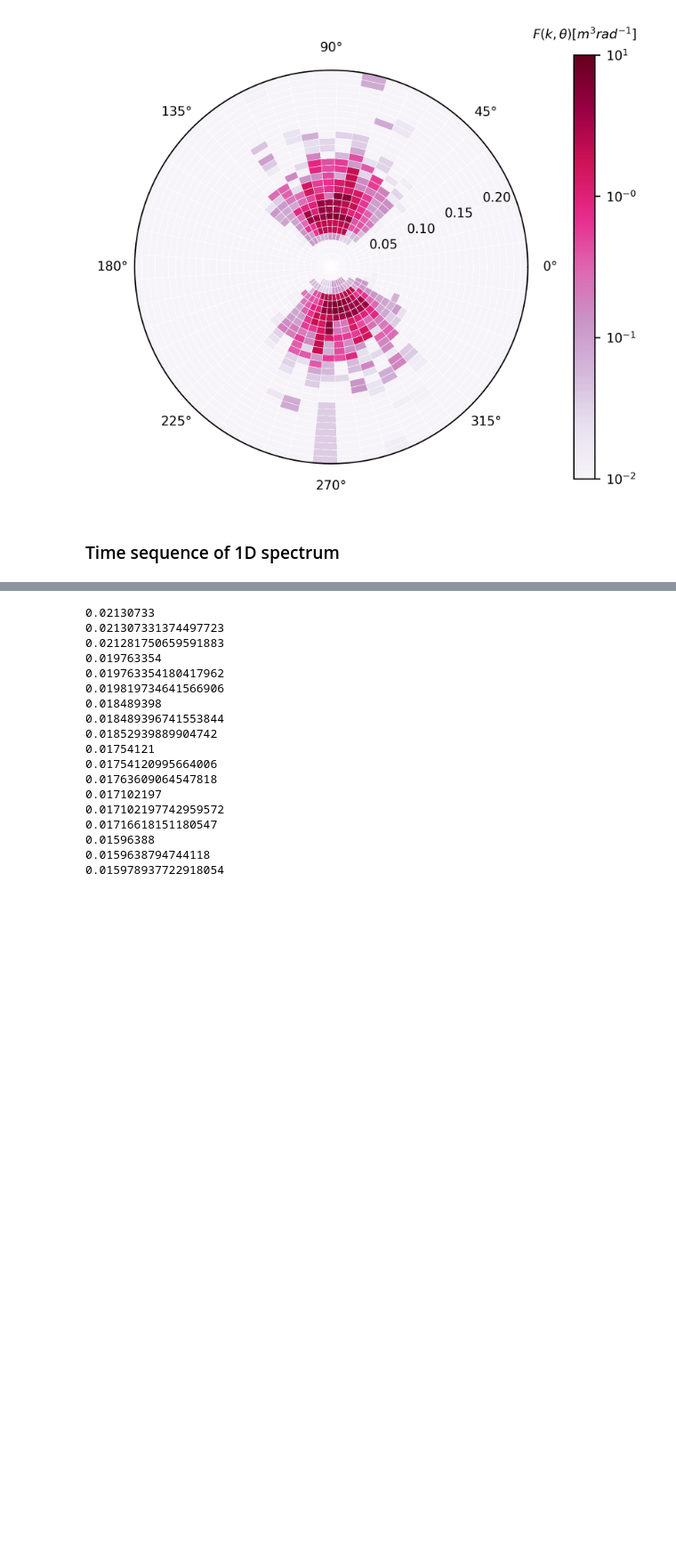
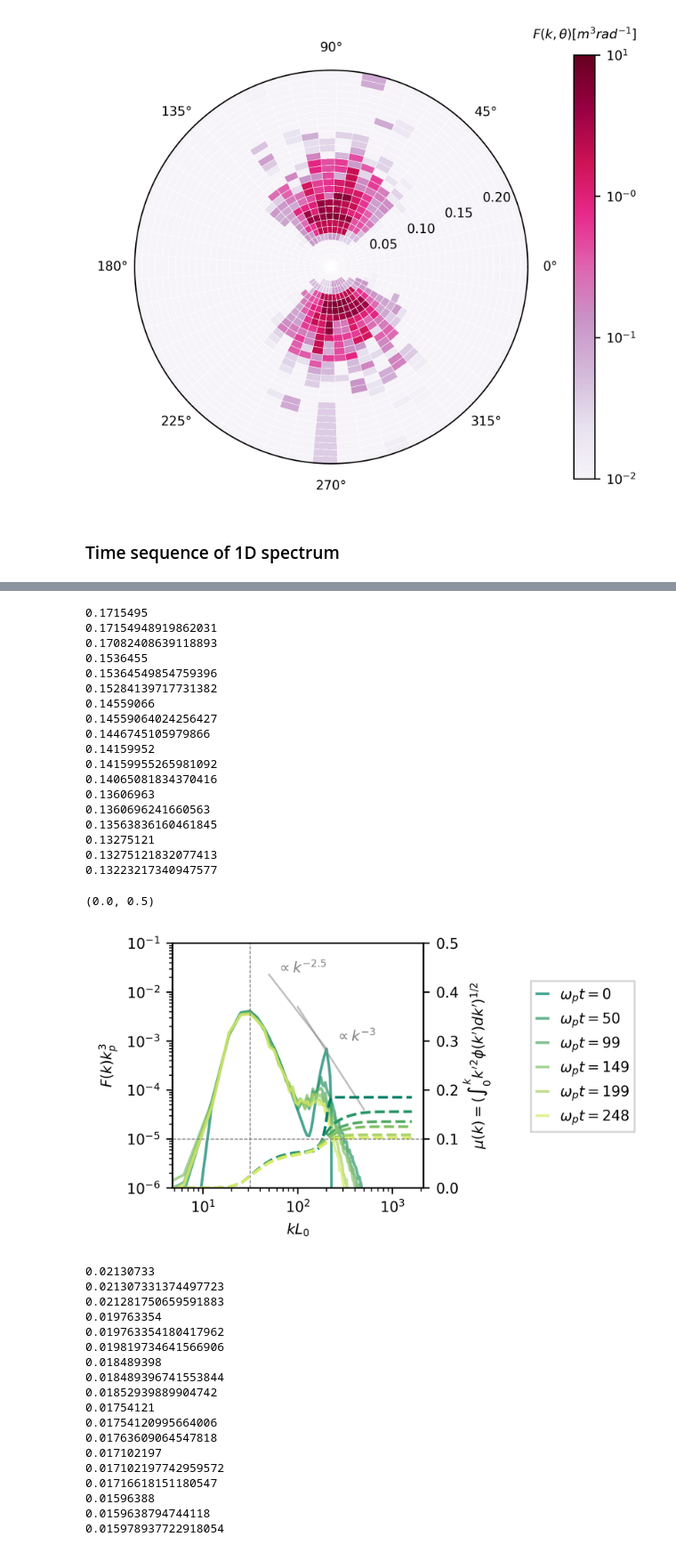
Before and after one commit to DeikeLab/jiarongw-postprocessing, a Jupyter notebook: jupyter_notebook/project_specific/multilayer/PowerSpectrum.ipynb, the cells around one changed output, grey strips where cells are left out. Shown at 89% size. Cells and saved outputs as stored; diff of their text form; code cells hidden in the pictures; blank space fills up the shorter version.

```diff
--- a/jupyter_notebook/project_specific/multilayer/PowerSpectrum.ipynb
+++ b/jupyter_notebook/project_specific/multilayer/PowerSpectrum.ipynb
@@ -308,0 +354,79 @@ fig.savefig('figures/spectrum_nondim.pdf', bbox_inches='tight')
+# %%
+""" Compute the large scale steepness """
+def steepness_trunc (F,k):
+    mu = np.zeros(len(k))
+    dk = k[1]-k[0]
+    for i,k_ in enumerate(k):
+        mu[i] = np.sum(k[:i]**2*F[:i]*dk)
+    return mu
+# %%
+""" FIGURE: 1D spectrum with time, 500m """
+
+fig = plt.figure(figsize = [2.5,2.5]); ax = plt.gca()
+ax2 = ax.twinx()
+
+N = 512; L = 200; kp = 2*np.pi/(L/5); omegap = (9.8*kp)**0.5
+filepath = '/projects/DEIKE/jiarongw/multilayer/field_new_200m_P0.8_RE40000_9_15_rand2_Htheta0.503_alter1/'
+filepath = '/projects/DEIKE/jiarongw/multilayer/field_new_200m_P0.2_RE40000_9_15_rand2_Htheta0.503_alter2/'
+filepath = '/projects/DEIKE/jiarongw/multilayer/field_new_200m_P0.005_RE40000_9_15_rand2_Htheta0.503/'
+filepath = '/projects/DEIKE/jiarongw/multilayer/field_new_200m_P0.05_RE40000_9_15_rand2_Htheta0.503_alter4/'
+filepath = '/projects/DEIKE/jiarongw/multilayer/field_new_200m_P0.02_RE40000_9_15_rand2_Htheta0.503_alter3/'
+filepath = '/projects/DEIKE/jiarongw/multilayer/field_new_200m_P0.005_RE40000_9_15_rand2_Htheta0.503_alter5/'
+filepath = '/projects/DEIKE/jiarongw/multilayer/field_new_200m_P0.0002_RE40000_9_15_rand2_Htheta0.503_alter6/'
+filepath = '/projects/DEIKE/jiarongw/multilayer/field_new_200m_P0.0005_RE40000_9_15_rand2_Htheta0.503_alter7/'
+filepath = '/projects/DEIKE/jiarongw/multilayer/field_new_200m_P0.0002_RE40000_9_15_rand2_Htheta0.503_alter8/'
+
+for i in range(0, 240, 40):
+    t = i
+    filename = filepath + 'surface/eta_matrix_%g' %t
+    eta = np.fromfile(filename, dtype=np.float32)
+    eta = eta.reshape(N+1,N+1); eta = eta[1:,1:]
+    wavenumber = 2*np.pi*np.fft.fftfreq(n=N,d=L/N)
+    k = wavenumber[0:int(N/2)]
+    F = spectrum_integration(eta, L=L, N=N, CHECK=True)
+    mu = steepness_trunc (F,k)
+    ax.plot(k*L, F*kp**3, color=plt.cm.get_cmap('summer')(i/240), label = r'$\omega_p t=%.0f$' %(omegap*t), alpha = 0.7)
+    ax2.plot(k*L, mu**0.5, '--', color=plt.cm.get_cmap('summer')(i/240))
+
+ax.axvline(2*np.pi/(L/5)*L,ls='--',color='C7',lw=0.5)
+ax.plot(np.arange(50,200,0.05), np.arange(50,200,0.05)**(-2.5)*400, lw=1, c='gray', alpha=0.5)
+ax.text(60, 0.025, '$\propto k^{-2.5}$', c='gray')
+ax.text(250, 0.001, '$\propto k^{-3}$', c='gray')
+ax.plot(np.arange(100,500,0.05), np.arange(100,500,0.05)**(-3.)*5000, lw=1, c='gray', alpha=0.5)
+ax.set_xlabel('$kL_0$')
+ax.set_ylabel('$F(k)k_p^3$')
+ax2.set_ylabel('$\mu(k) = (\int_0^{k} k\'^2\phi(k\')dk\')^{1/2}$', labelpad=2)
+ax2.axhline(0.1,ls='--',color='C7',lw=0.5)
+ax.ticklabel_format(style='sci', axis='y', scilimits=(0,0))
+ax.legend(loc='lower left', fancybox=False, bbox_to_anchor=(1.4, 0.2), handlelength=0.8)
+
+ax.set_xscale('log'); ax.set_yscale('log')
+# Limit of resolution
+N = 9; k_m = 2*np.pi/(L/2**N*4)
+# ax.set_xlim([10,k_m*L])
+# ax.set_xlim([10,1000])
+ax.set_ylim([10**(-6.),10**(-1.)])
+ax2.set_ylim([0,0.5])
+
+# fig.savefig('figures/spectrum_nondim.pdf', bbox_inches='tight')
+# %% [output]
+0.1715495
+0.17154948919862031
+0.17082408639118893
+0.1536455
+0.15364549854759396
+0.15284139717731382
+0.14559066
+0.14559064024256427
+0.1446745105979866
+0.14159952
+0.14159955265981092
+0.14065081834370416
+0.13606963
+0.1360696241660563
+0.13563836160461845
+0.13275121
+0.13275121832077413
+0.13223217340947577
+(0.0, 0.5)
+[figure, added]
```
Also changed, not shown: parts of 17 cells of this notebook, 19 other files.
